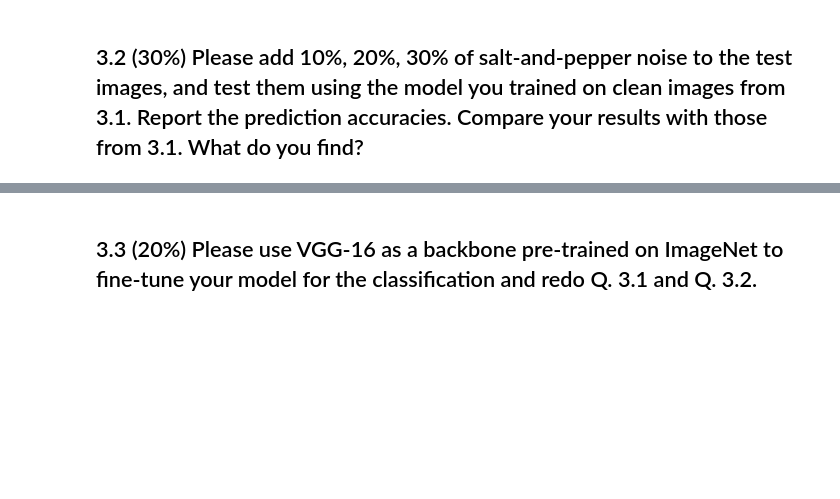
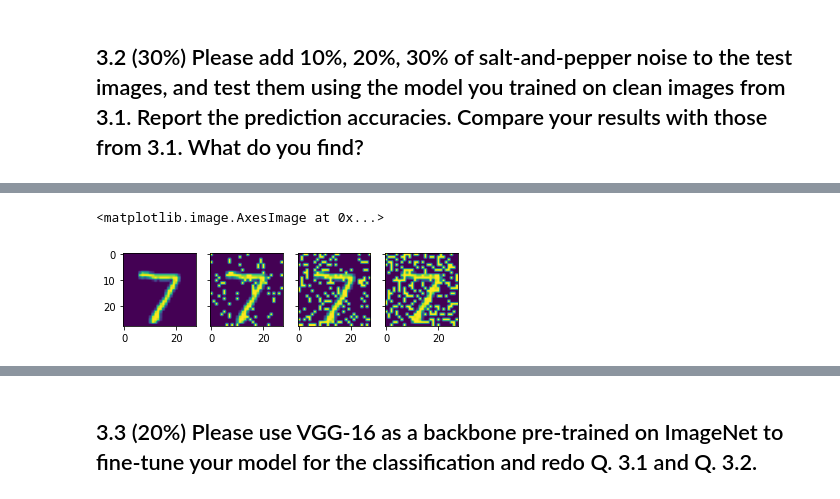
Before and after one commit to theabc50111/nccu_cs_hw, a Jupyter notebook: DeepLearning_HW/hw3/110753201_hw3_DL.ipynb, the cells around one changed output, grey strips where cells are left out. Cells and saved outputs as stored; diff of their text form; code cells hidden in the pictures; blank space fills up the shorter version.

```diff
--- a/DeepLearning_HW/hw3/110753201_hw3_DL.ipynb
+++ b/DeepLearning_HW/hw3/110753201_hw3_DL.ipynb
@@ -429,0 +429,11 @@ time: 3.7 s (started: 2021-12-16 16:02:52 +00:00)
+# %%
+import matplotlib.pyplot as plt
+
+f,ax = plt.subplots(1, 4, sharey=True)
+ax[0].imshow(test_x[0])
+ax[1].imshow(test_x_n01[0])
+ax[2].imshow(test_x_n02[0])
+ax[3].imshow(test_x_n03[0])
+# %% [output]
+<matplotlib.image.AxesImage at 0x...>
+[figure, added]
```
Also changed, not shown: parts of 17 cells of this notebook, 8 other files.
